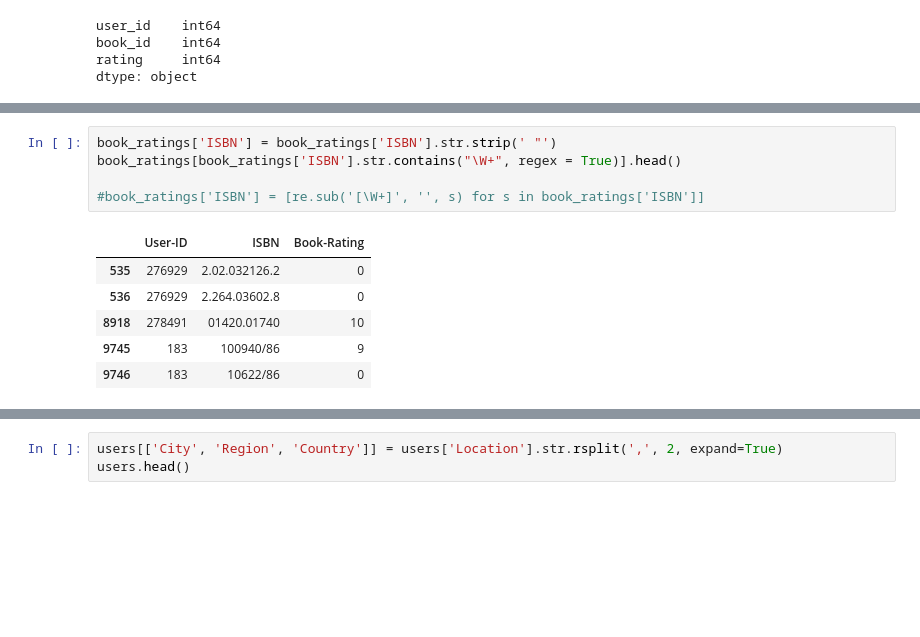
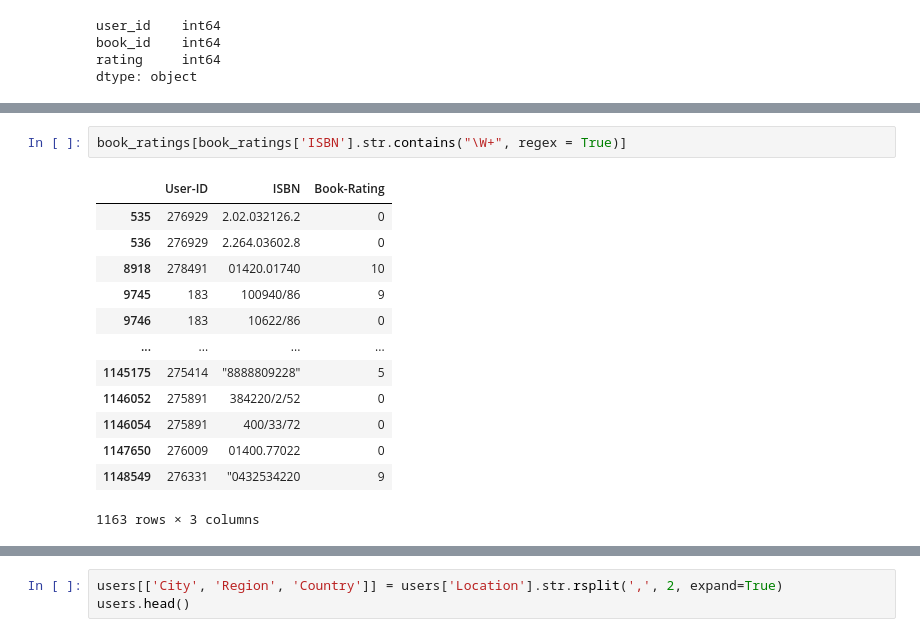
Before and after one commit to gianscuri/Computer_Science_Project_Pandas, a Jupyter notebook: progetto-2021.ipynb, the cells around one changed output, grey strips where cells are left out. Cells and saved outputs as stored; diff of their text form; blank space fills up the shorter version.

```diff
--- a/progetto-2021.ipynb
+++ b/progetto-2021.ipynb
@@ -109,15 +115,19 @@ Per quanto riguarda il dataset book_ratings utilizzo la funzione strip per rimuo
 # %%
-book_ratings['ISBN'] = book_ratings['ISBN'].str.strip(' "')
-book_ratings[book_ratings['ISBN'].str.contains("\W+", regex = True)].head()
-
-#book_ratings['ISBN'] = [re.sub('[\W+]', '', s) for s in book_ratings['ISBN']]
+book_ratings[book_ratings['ISBN'].str.contains("\W+", regex = True)]
 # %% [output]
 |  | User-ID | ISBN | Book-Rating |
 | 535 | 276929 | 2.02.032126.2 | 0 |
 | 536 | 276929 | 2.264.03602.8 | 0 |
 | 8918 | 278491 | 01420.01740 | 10 |
 | 9745 | 183 | 100940/86 | 9 |
 | 9746 | 183 | 10622/86 | 0 |
+| ... | ... | ... | ... |
+| 1145175 | 275414 | "8888809228" | 5 |
+| 1146052 | 275891 | 384220/2/52 | 0 |
+| 1146054 | 275891 | 400/33/72 | 0 |
+| 1147650 | 276009 | 01400.77022 | 0 |
+| 1148549 | 276331 | "0432534220 | 9 |
+1163 rows × 3 columns
 # %%
 books[books['ISBN'].str.contains("\W+", regex = True)]
 # %% [output]
```
Also changed, not shown: parts of 18 cells of this notebook.
